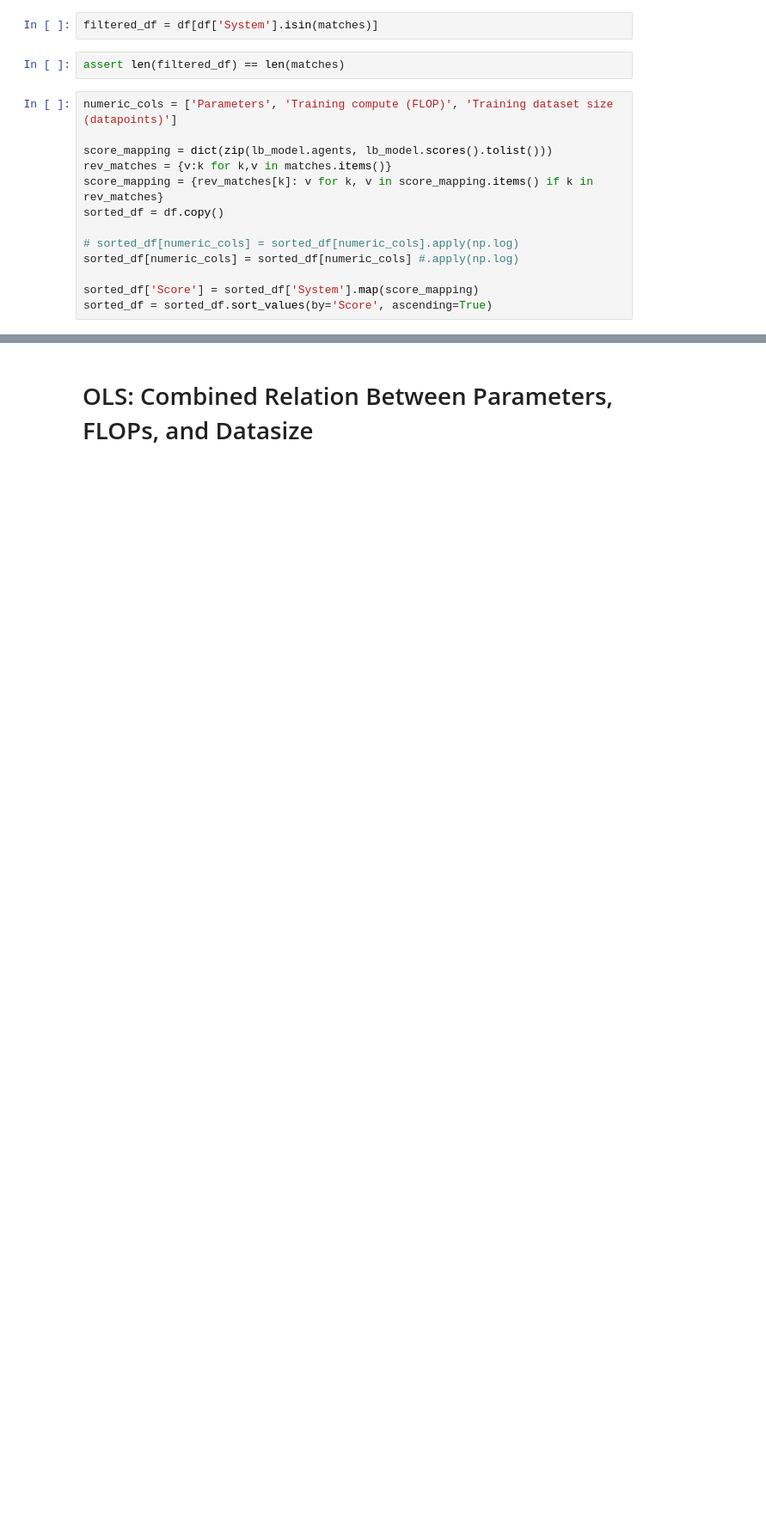
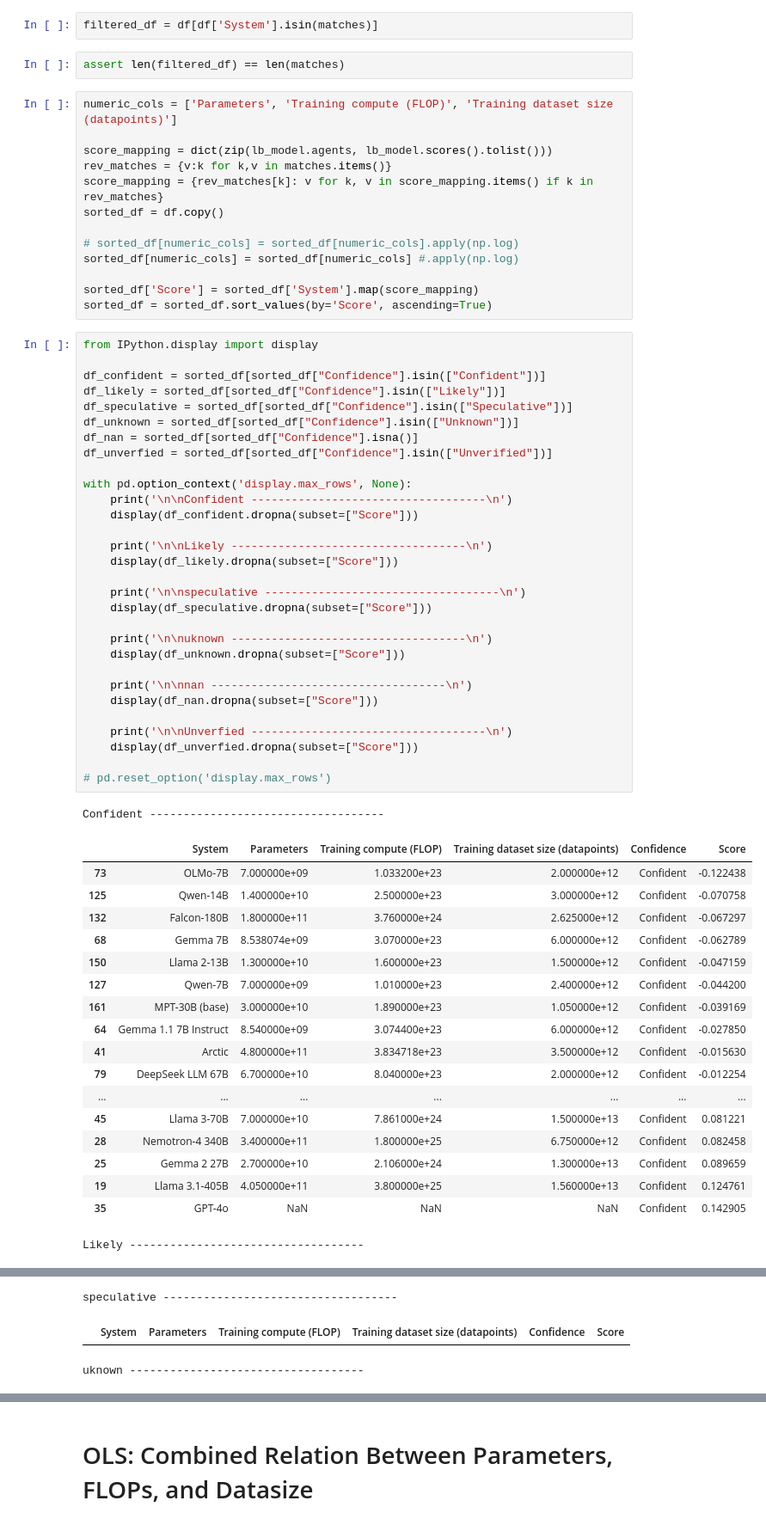
Before and after one commit to suquark/leaderbot, a Jupyter notebook: notebooks/analyze_epochai.ipynb, the cells around one changed output, grey strips where cells are left out. Shown: that part at 86% size. Saved outputs shown, nothing was run; the diff lists cells and outputs as text; blank space fills up the shorter version.

```diff
--- a/notebooks/analyze_epochai.ipynb
+++ b/notebooks/analyze_epochai.ipynb
@@ -108,3 +131,53 @@ sorted_df[numeric_cols] = sorted_df[numeric_cols] #.apply(np.log)
 
 sorted_df['Score'] = sorted_df['System'].map(score_mapping)
 sorted_df = sorted_df.sort_values(by='Score', ascending=True)
+# %%
+from IPython.display import display
+
+df_confident = sorted_df[sorted_df["Confidence"].isin(["Confident"])]
+df_likely = sorted_df[sorted_df["Confidence"].isin(["Likely"])]
+df_speculative = sorted_df[sorted_df["Confidence"].isin(["Speculative"])]
+df_unknown = sorted_df[sorted_df["Confidence"].isin(["Unknown"])]
+df_nan = sorted_df[sorted_df["Confidence"].isna()]
+df_unverfied = sorted_df[sorted_df["Confidence"].isin(["Unverified"])]
+
+with pd.option_context('display.max_rows', None):
+    print('\n\nConfident -----------------------------------\n')
+    display(df_confident.dropna(subset=["Score"]))
+
+    print('\n\nLikely -----------------------------------\n')
+    display(df_likely.dropna(subset=["Score"]))
+
+    print('\n\nspeculative -----------------------------------\n')
+    display(df_speculative.dropna(subset=["Score"]))
+
+    print('\n\nuknown -----------------------------------\n')
+    display(df_unknown.dropna(subset=["Score"]))
+
+    print('\n\nnan -----------------------------------\n')
+    display(df_nan.dropna(subset=["Score"]))
+
+    print('\n\nUnverfied -----------------------------------\n')
+    display(df_unverfied.dropna(subset=["Score"]))
+
+# pd.reset_option('display.max_rows')
+# %% [output]
+Confident -----------------------------------
+|  | System | Parameters | Training compute (FLOP) | Training dataset size (datapoints) | Confidence | Score |
+| 73 | OLMo-7B | 7.000000e+09 | 1.033200e+23 | 2.000000e+12 | Confident | -0.122438 |
+| 125 | Qwen-14B | 1.400000e+10 | 2.500000e+23 | 3.000000e+12 | Confident | -0.070758 |
+| 132 | Falcon-180B | 1.800000e+11 | 3.760000e+24 | 2.625000e+12 | Confident | -0.067297 |
+| 68 | Gemma 7B | 8.538074e+09 | 3.070000e+23 | 6.000000e+12 | Confident | -0.062789 |
+| 150 | Llama 2-13B | 1.300000e+10 | 1.600000e+23 | 1.500000e+12 | Confident | -0.047159 |
+| 127 | Qwen-7B | 7.000000e+09 | 1.010000e+23 | 2.400000e+12 | Confident | -0.044200 |
+| 161 | MPT-30B (base) | 3.000000e+10 | 1.890000e+23 | 1.050000e+12 | Confident | -0.039169 |
+| 64 | Gemma 1.1 7B Instruct | 8.540000e+09 | 3.074400e+23 | 6.000000e+12 | Confident | -0.027850 |
+| 41 | Arctic | 4.800000e+11 | 3.834718e+23 | 3.500000e+12 | Confident | -0.015630 |
+| 79 | DeepSeek LLM 67B | 6.700000e+10 | 8.040000e+23 | 2.000000e+12 | Confident | -0.012254 |
+| ... | ... | ... | ... | ... | ... | ... |
+| 45 | Llama 3-70B | 7.000000e+10 | 7.861000e+24 | 1.500000e+13 | Confident | 0.081221 |
+| 28 | Nemotron-4 340B | 3.400000e+11 | 1.800000e+25 | 6.750000e+12 | Confident | 0.082458 |
+| 25 | Gemma 2 27B | 2.700000e+10 | 2.106000e+24 | 1.300000e+13 | Confident | 0.089659 |
+| 19 | Llama 3.1-405B | 4.050000e+11 | 3.800000e+25 | 1.560000e+13 | Confident | 0.124761 |
+| 35 | GPT-4o | NaN | NaN | NaN | Confident | 0.142905 |
+Likely -----------------------------------
@@ -110,0 +190,3 @@ sorted_df = sorted_df.sort_values(by='Score', ascending=True)
+speculative -----------------------------------
+|  | System | Parameters | Training compute (FLOP) | Training dataset size (datapoints) | Confidence | Score |
+uknown -----------------------------------
```
Also changed, not shown: parts of 8 cells of this notebook, 2 other files.
